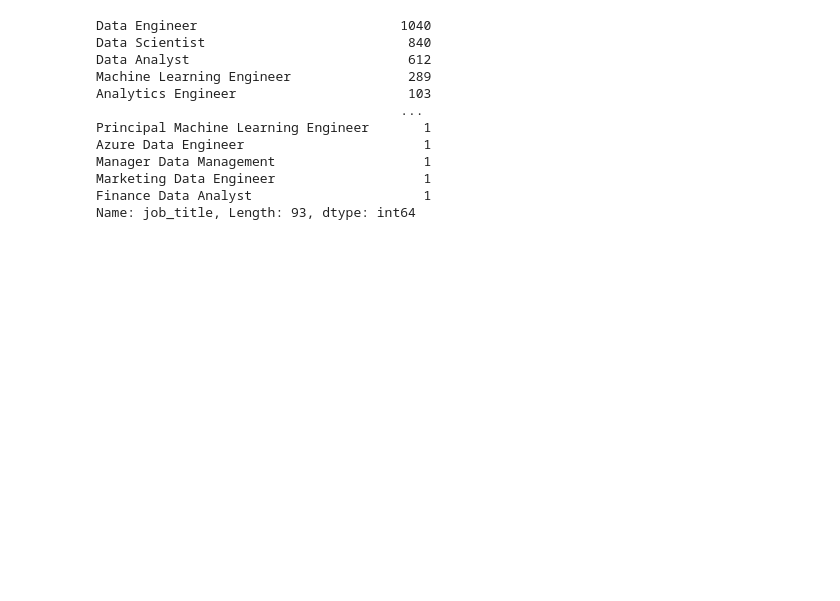
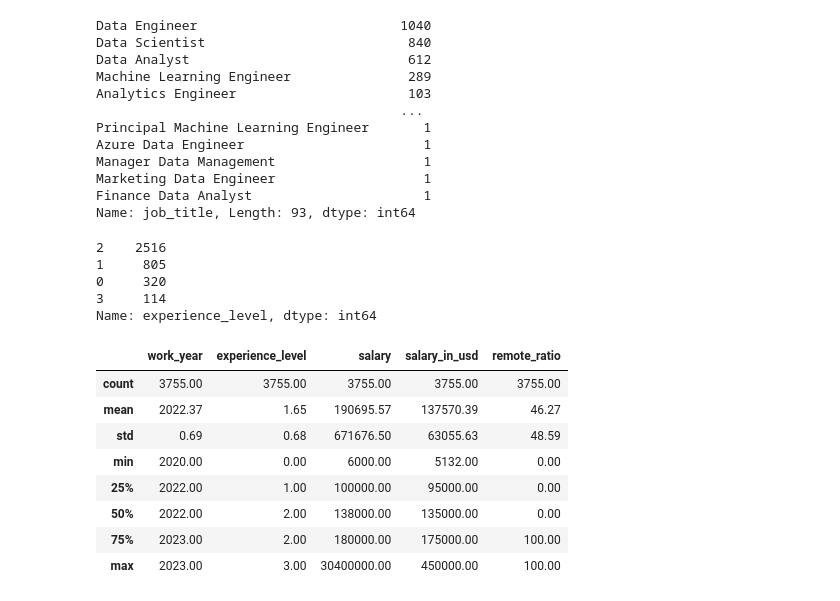
Before and after one commit to patricioegas/Prediccion-de-salarios, a Jupyter notebook: Salarios_DS2023.ipynb, the cells around one changed output. Saved outputs shown, nothing was run; the diff lists cells and outputs as text; code cells hidden in the pictures; blank space fills up the shorter version.

```diff
--- a/Salarios_DS2023.ipynb
+++ b/Salarios_DS2023.ipynb
@@ -131,3 +130,29 @@ Manager Data Management                   1
 Marketing Data Engineer                   1
 Finance Data Analyst                      1
 Name: job_title, Length: 93, dtype: int64
+# %%
+# En la columna 'experience_level' se puede clasificar los datos de manera ordinal
+df['experience_level'] = df['experience_level'].replace('EN', 0)
+df['experience_level'] = df['experience_level'].replace('MI', 1)
+df['experience_level'] = df['experience_level'].replace('SE', 2)
+df['experience_level'] = df['experience_level'].replace('EX', 3)
+df['experience_level'].value_counts()
+# %% [output]
+2    2516
+1     805
+0     320
+3     114
+Name: experience_level, dtype: int64
+# %%
+# Obtener las estadísticas de las columnas numéricas
+df.describe().round(2)
+# %% [output]
+|  | work_year | experience_level | salary | salary_in_usd | remote_ratio |
+| count | 3755.00 | 3755.00 | 3755.00 | 3755.00 | 3755.00 |
+| mean | 2022.37 | 1.65 | 190695.57 | 137570.39 | 46.27 |
+| std | 0.69 | 0.68 | 671676.50 | 63055.63 | 48.59 |
+| min | 2020.00 | 0.00 | 6000.00 | 5132.00 | 0.00 |
+| 25% | 2022.00 | 1.00 | 100000.00 | 95000.00 | 0.00 |
+| 50% | 2022.00 | 2.00 | 138000.00 | 135000.00 | 0.00 |
+| 75% | 2023.00 | 2.00 | 180000.00 | 175000.00 | 100.00 |
+| max | 2023.00 | 3.00 | 30400000.00 | 450000.00 | 100.00 |
```
Also changed, not shown: parts of 5 cells of this notebook.
